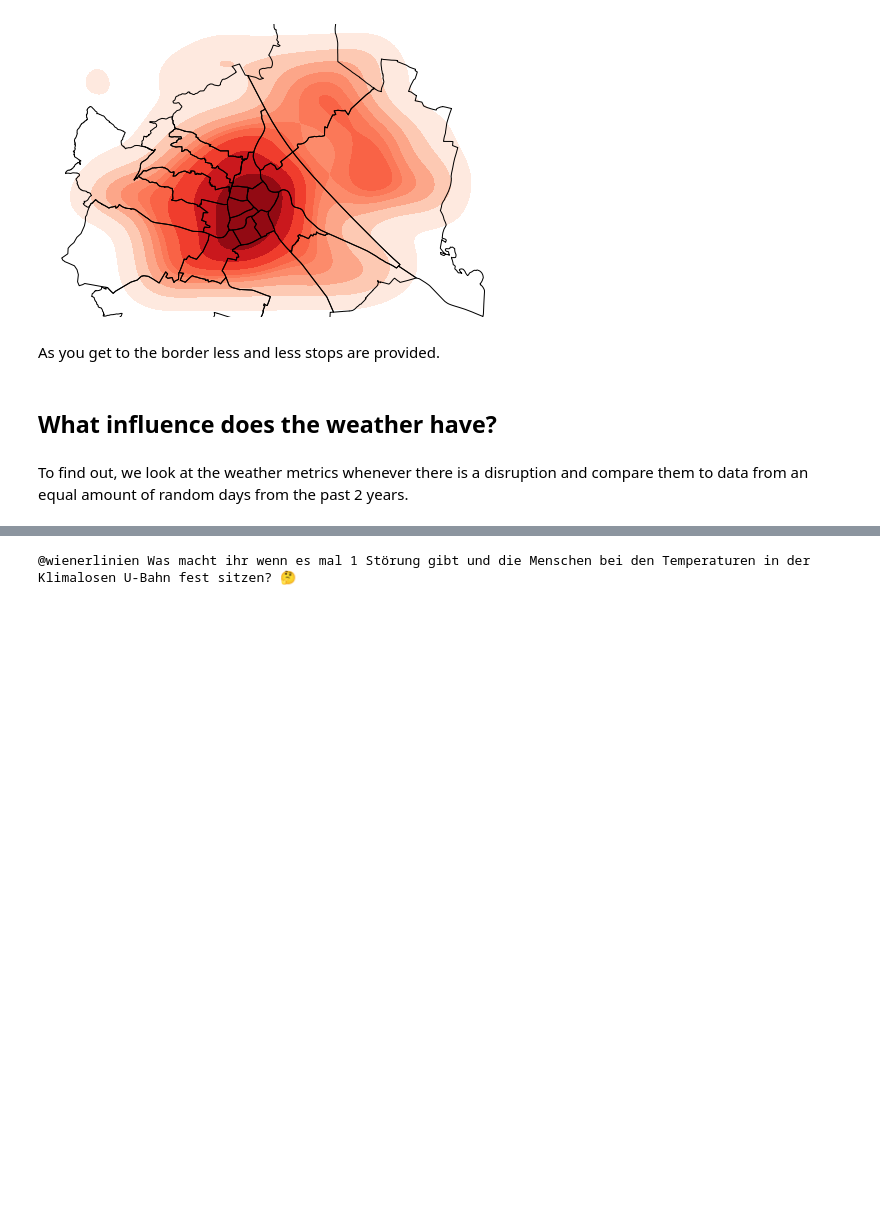
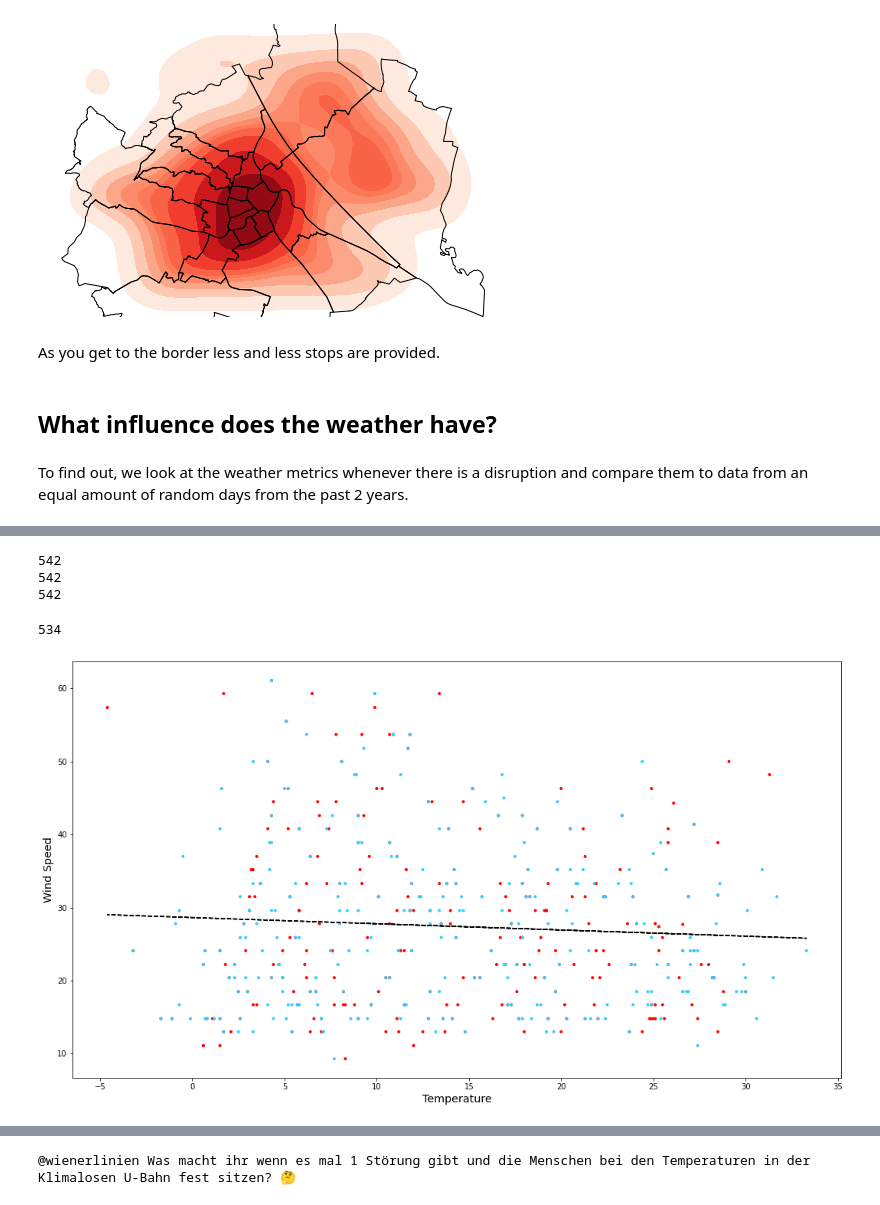
Before and after one commit to jirn073-76/BDENG_Wiener_Linien, a Jupyter notebook: project_wien.ipynb, the cells around one changed output, grey strips where cells are left out. Cells and saved outputs as stored; diff of their text form; code cells hidden in the pictures; blank space fills up the shorter version.

```diff
--- a/project_wien.ipynb
+++ b/project_wien.ipynb
@@ -534,6 +591,0 @@ for x in mydoc:
-# %%
-delayweather=pd.DataFrame(delayweather)
-#delayweather=delayweather.reindex(columns=["time","tavg","tmin","tmax","prcp","snow","wdir","wspd","wpgt","pres","datatype"])
-delayweather=spark.createDataFrame(delayweather)
-delayweather=delayweather.na.fill(0,["tavg","tmin","tmax","prcp","snow","wdir","wspd","wpgt","pres"])
-delayweather.show()
@@ -590,0 +639,44 @@ display(pdallweather)
+# %%
+temp=pdallweather["temp"].tolist()
+wpgt=pdallweather["wpgt"].tolist()
+delay=pdallweather["delay"].tolist()
+
+
+print(len(prcp))
+print(len(wspd))
+print(len(delay))
+# %% [output]
+542
+542
+542
+# %%
+newtemp=[]
+newwpgt=[]
+colors=[]
+for x in range(len(delay)):
+    if temp[x] != 0.0 and wpgt[x]!=0.0 and not wpgt[x]>62.5:
+        newtemp.append(temp[x])
+        newwpgt.append(wpgt[x])
+        if delay[x] == 1:
+            colors.append("red")
+        else:
+            colors.append("#33ccff")
+
+print(len(colors))
+# %% [output]
+534
+# %%
+z = np.polyfit(newtemp, newwpgt, 1)
+p = np.poly1d(z)
+
+fig = plt.figure(figsize = (18, 10))
+
+plt.xlabel("Temperature", fontsize="x-large")
+plt.ylabel("Wind Speed", fontsize="x-large")
+
+plt.scatter(newtemp,newwpgt,marker=".",c=colors)
+plt.plot(newtemp,p(newtemp),color="black",linestyle="--")
+
+plt.show()
+# %% [output]
+[figure, added]
```
Also changed, not shown: parts of 20 cells of this notebook, 1 other file.
